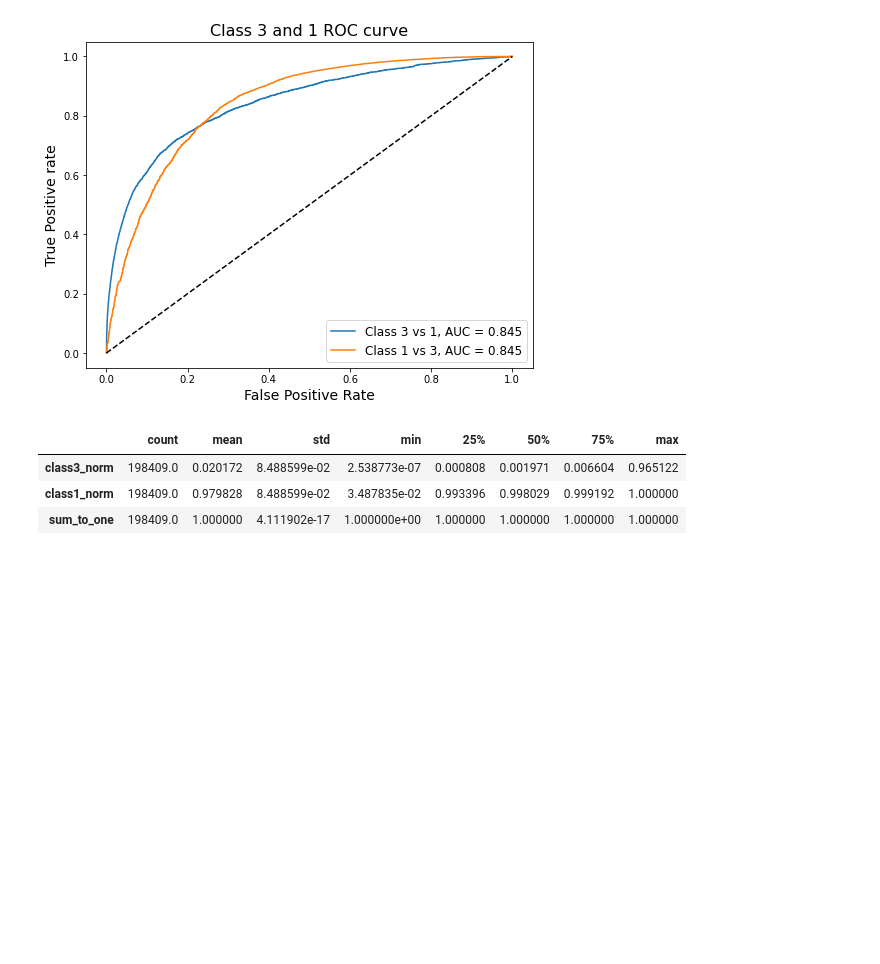
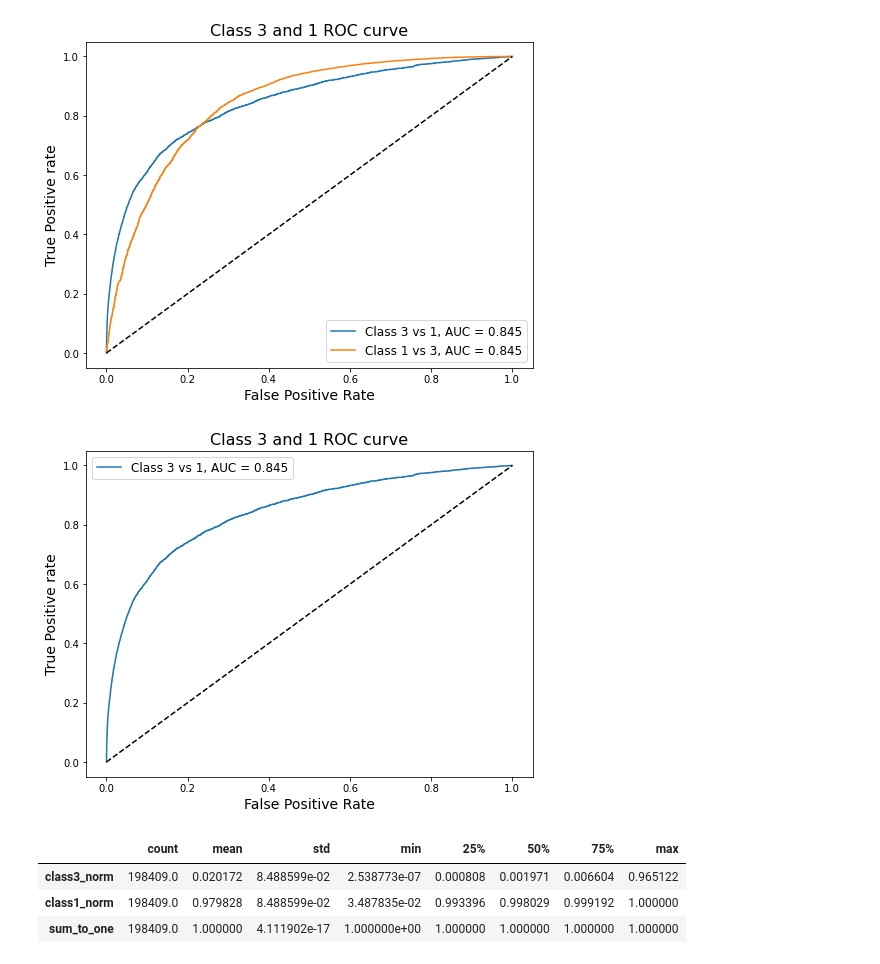
Before and after one commit to mygithth27/af-risk-prediction-by-ecg-dnn, a Jupyter notebook: af_performance_fdset_30Mar.ipynb, the cells around one changed output. Cells and saved outputs as stored; diff of their text form; code cells hidden in the pictures; blank space fills up the shorter version.

```diff
--- a/af_performance_fdset_30Mar.ipynb
+++ b/af_performance_fdset_30Mar.ipynb
@@ -261,0 +317,15 @@ auc_score_ovo
+# %%
+encoder = OneHotEncoder()
+Y_onehot = encoder.fit_transform(true_values[:, np.newaxis]).toarray()
+class1_y_true = Y_onehot[:,0]
+class2_y_true = Y_onehot[:,1]
+class3_y_true = Y_onehot[:,2]
+# %%
+score_name = "AUC Score"
+n_classes = 3
+classes_auc_ci = {}
+for i in range(n_classes):
+    classes_auc_ci[i] = get_confidence_intervals( Y_onehot[:,i], prob_classes[:,i], roc_auc_score, score_name, None)
+ovr_auc_cis =  pd.concat([x for y, x in classes_auc_ci.items()], keys=['class 1', 'class 2', 'class 3'], axis=0)
+display(ovr_auc_cis)
+#class1_auc_ci = get_confidence_intervals(class1_y_true, prob_classes[:,0], roc_auc_score, score_name, None)
@@ -334,6 +412,21 @@ plt.legend(loc='best', fontsize = 12)
 plt.show()
 # %% [output]
 [figure]
+# %%
+# plotting only one curve
+fig = plt.figure(figsize=(8, 6))
+#plt.style.use('seaborn')
+plt.plot(fpr_3, tpr_3, label='Class 3 vs 1, AUC = {:.3f}'.format(auc_scores_3))
+#plt.plot(fpr_1, tpr_1, label='Class 1 vs 3, AUC = {:.3f}'.format(auc_scores_1))
+plt.plot(rand_fpr, rand_tpr, linestyle='--', color='black')
+plt.title('Class 3 and 1 ROC curve', fontsize = 16)
+plt.xlabel('False Positive Rate', fontsize = 14)
+plt.ylabel('True Positive rate', fontsize = 14)
+plt.legend(loc='best', fontsize = 12)
+#plt.savefig('roc_curve_3vs1.pdf',dpi=512);
+plt.show()
+# %% [output]
+[figure, added]
 # %%
 three_vs_one_df.describe().transpose()
 # %% [output]
```
Also changed, not shown: parts of 10 cells of this notebook, 14 other files.
